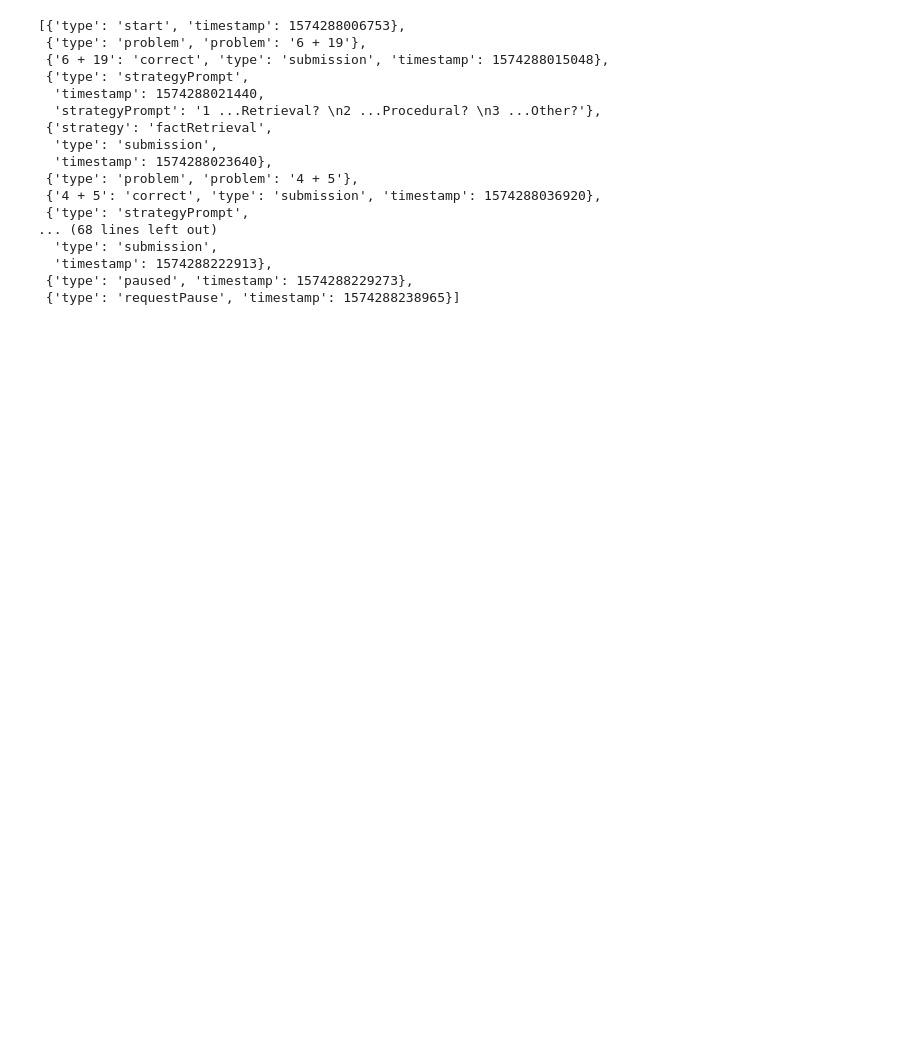
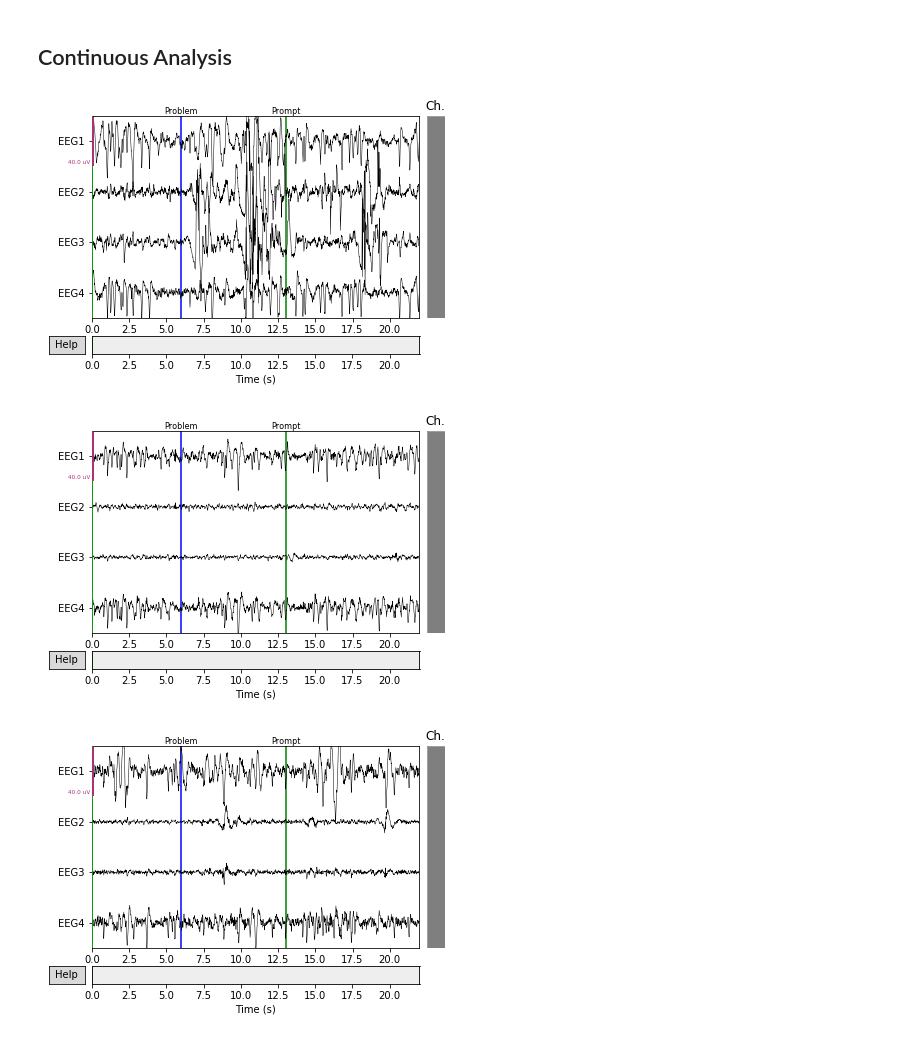
Before and after one commit to htil/DoubleDipperAnalysis, a Jupyter notebook: Practice.ipynb, the cells around one changed output. Saved outputs shown, nothing was run; the diff lists cells and outputs as text; code cells hidden in the pictures; blank space fills up the shorter version.

Commit message:
Graph Raw objects

```diff
--- a/Practice.ipynb
+++ b/Practice.ipynb
@@ -1,13 +1,9 @@
 # %%
 import mne
+mne.set_log_level("CRITICAL")
 import json
 import os
 import ddUtils
 # %%
 dataDir = os.path.join("raw","practice")
 paths = [os.path.join(dataDir,f"practice{i}.json") for i in range(1,11+1)]
-# %%
-subjEpochs = []
-for jsonPath in paths:
-    with open(jsonPath, "r") as r: data = json.load(r)
-    subjEpochs.append(ddUtils.practiceEpochs(data, 22))
@@ -62,20 +10,22 @@ for epoch in epochs[50:60]:
-# %%
-data
-# %% [output]
-[{'type': 'start', 'timestamp': 1574288006753},
- {'type': 'problem', 'problem': '6 + 19'},
- {'6 + 19': 'correct', 'type': 'submission', 'timestamp': 1574288015048},
- {'type': 'strategyPrompt',
-  'timestamp': 1574288021440,
-  'strategyPrompt': '1 ...Retrieval? \n2 ...Procedural? \n3 ...Other?'},
- {'strategy': 'factRetrieval',
-  'type': 'submission',
-  'timestamp': 1574288023640},
- {'type': 'problem', 'problem': '4 + 5'},
- {'4 + 5': 'correct', 'type': 'submission', 'timestamp': 1574288036920},
- {'type': 'strategyPrompt',
-... (68 lines left out)
-  'type': 'submission',
-  'timestamp': 1574288222913},
- {'type': 'paused', 'timestamp': 1574288229273},
- {'type': 'requestPause', 'timestamp': 1574288238965}]
+# %% [markdown]
+## Continuous Analysis
+# %%
+%matplotlib inline
+def plotSubjectAverage(subjectNo):
+    path = f"raw/practice/practice{subjectNo}.json"
+    with open(path, "r") as r: data = json.load(r)
+    [raw, events] = ddUtils.practiceRaw(data, average=True)
+
+    mne.viz.plot_raw(raw, events, duration=22,
+                    highpass=1,lowpass=32,
+                    title=f"Derf",
+                    event_color={2: "b", 3: "g"},
+                    event_id={"Problem":2, "Prompt":3}
+    )
+# %%
+for i in range(1,11+1):
+    plotSubjectAverage(i)
+# %% [output]
+[figure, added]
+[figure, added]
+[figure, added]
```
Also changed, not shown: parts of 7 cells of this notebook, 2 other files.
